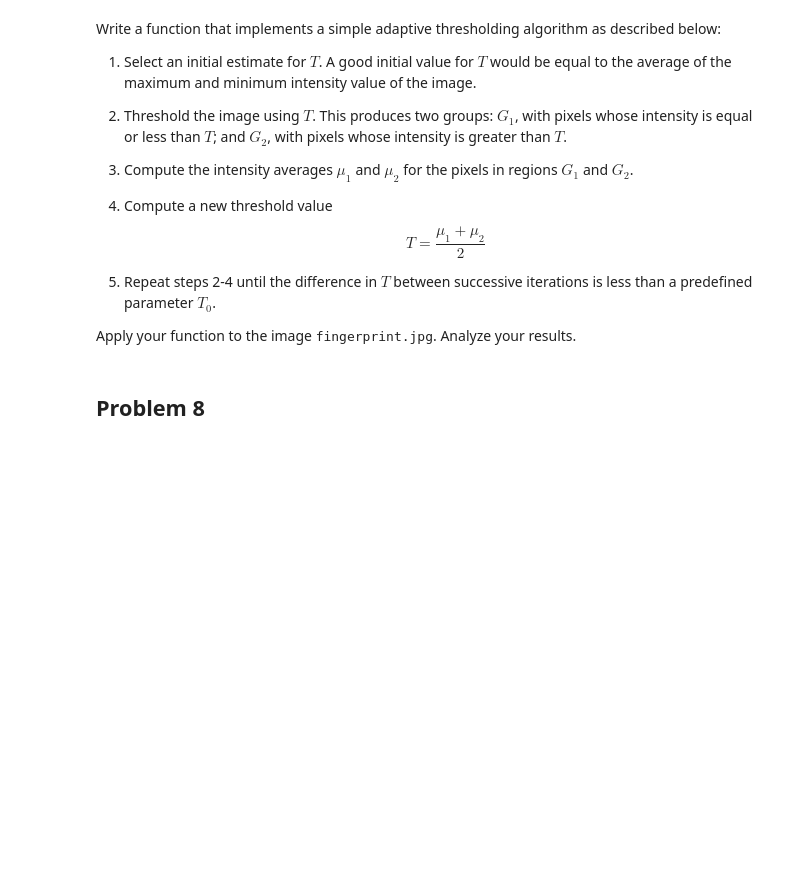
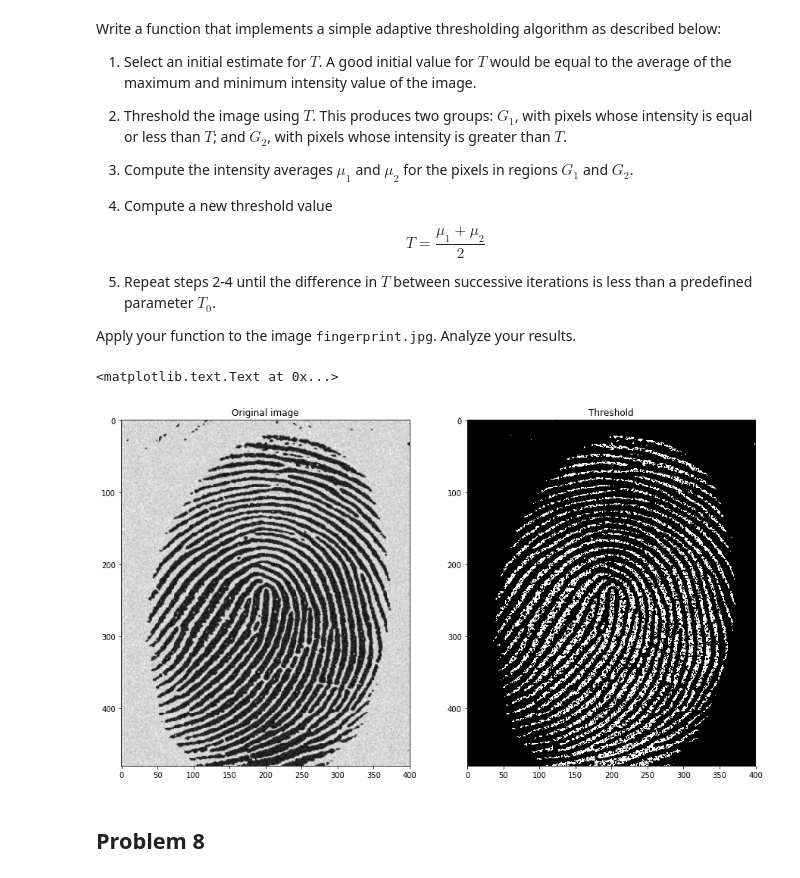
Before and after one commit to karolaya/PDI, a Jupyter notebook: PS-04/problem_set_4.ipynb, the cells around one changed output. Cells and saved outputs as stored; diff of their text form; code cells hidden in the pictures; blank space fills up the shorter version.

```diff
--- a/PS-04/problem_set_4.ipynb
+++ b/PS-04/problem_set_4.ipynb
@@ -169,6 +228,43 @@ T=\frac{\mu_1 + \mu_2}{2}
 5. Repeat steps 2-4 until the difference in $T$ between successive iterations is less than a predefined parameter $T_0$.
 
 Apply your function to the image <tt>fingerprint.jpg</tt>. Analyze your results.
+# %%
+def adaptativeThresholding(img, T, TP, E):
+    _, t = cv2.threshold(img, T, 255, cv2.THRESH_BINARY_INV)
+    g1_mean = np.mean(t*img)
+    g2_mean = np.mean(cv2.bitwise_not(t)*img)
+
+    TP = T
+    T = (g1_mean + g2_mean)/2
+
+    if np.abs(TP - T) > e:
+        return adaptativeThresholding(img, T, TP, E)
+    else:
+        return t
+
+# Read image
+image = rg(files[17])
+
+# Initial threshold value
+ti = (np.max(image)+np.min(image))/2
+
+# Epsilon
+e = 1e-3
+
+# Threshold
+th = adaptativeThresholding(image, ti, 0, e)
+
+# Printing
+f, ax = mplt.subplots(1, 2, figsize=(15,15))
+
+ax[0].imshow(image, cmap='gray')
+ax[0].set_title('Original image')
+
+ax[1].imshow(th, cmap='gray')
+ax[1].set_title('Threshold')
+# %% [output]
+<matplotlib.text.Text at 0x...>
+[figure, added]
 # %% [markdown]
 ## Problem 8
 # %% [markdown]
```
Also changed, not shown: parts of 4 cells of this notebook, 2 other files.
